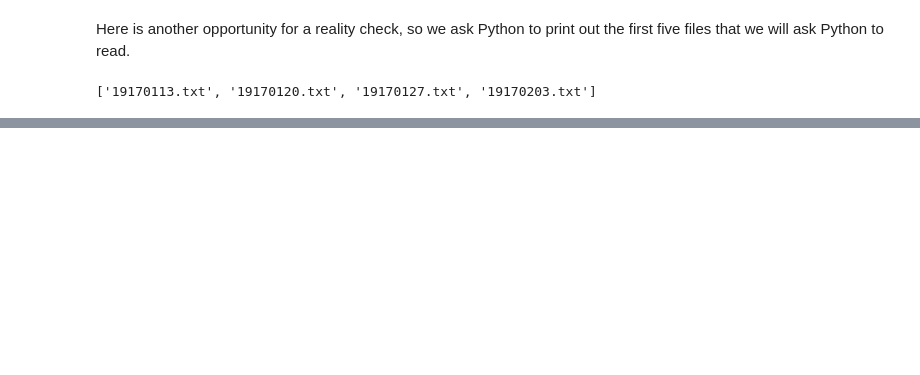
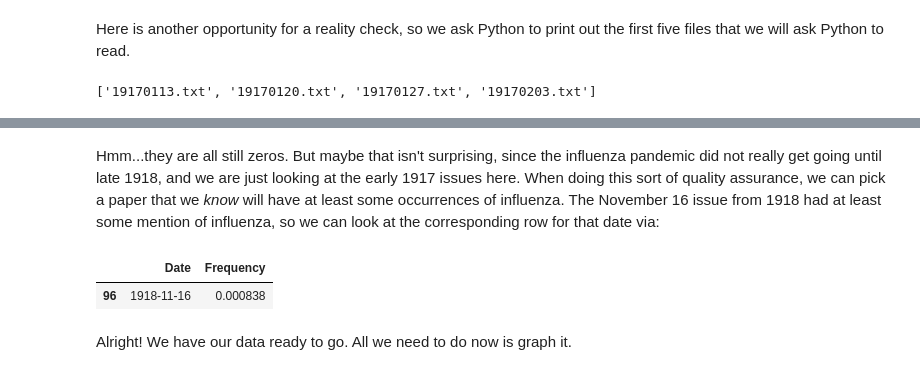
Before and after one commit to jcoliver/dig-coll-borderlands, a Jupyter notebook: TDM-Workshop.ipynb, the cells around one changed output, grey strips where cells are left out. Drawn from its saved outputs; the diff is of its cells as text; code cells hidden in the pictures; blank space fills up the shorter version.

```diff
--- a/TDM-Workshop.ipynb
+++ b/TDM-Workshop.ipynb
@@ -127,0 +263,10 @@ Now we know which files to look at, so we can instruct Python to do so. We are u
+# %% [markdown]
+Hmm...they are all still zeros. But maybe that isn't surprising, since the influenza pandemic did not really get going until late 1918, and we are just looking at the early 1917 issues here. When doing this sort of quality assurance, we can pick a paper that we _know_ will have at least some occurrences of influenza. The November 16 issue from 1918 had at least some mention of influenza, so we can look at the corresponding row for that date via:
+# %%
+# Look at a 1918 date where we know there should be non-zero values
+flu_table.loc[flu_table["Date"] == "1918-11-16", ]
+# %% [output]
+|  | Date | Frequency |
+| 96 | 1918-11-16 | 0.000838 |
+# %% [markdown]
+Alright! We have our data ready to go. All we need to do now is graph it.
```
Also changed, not shown: parts of 31 cells of this notebook, 3 other files.
